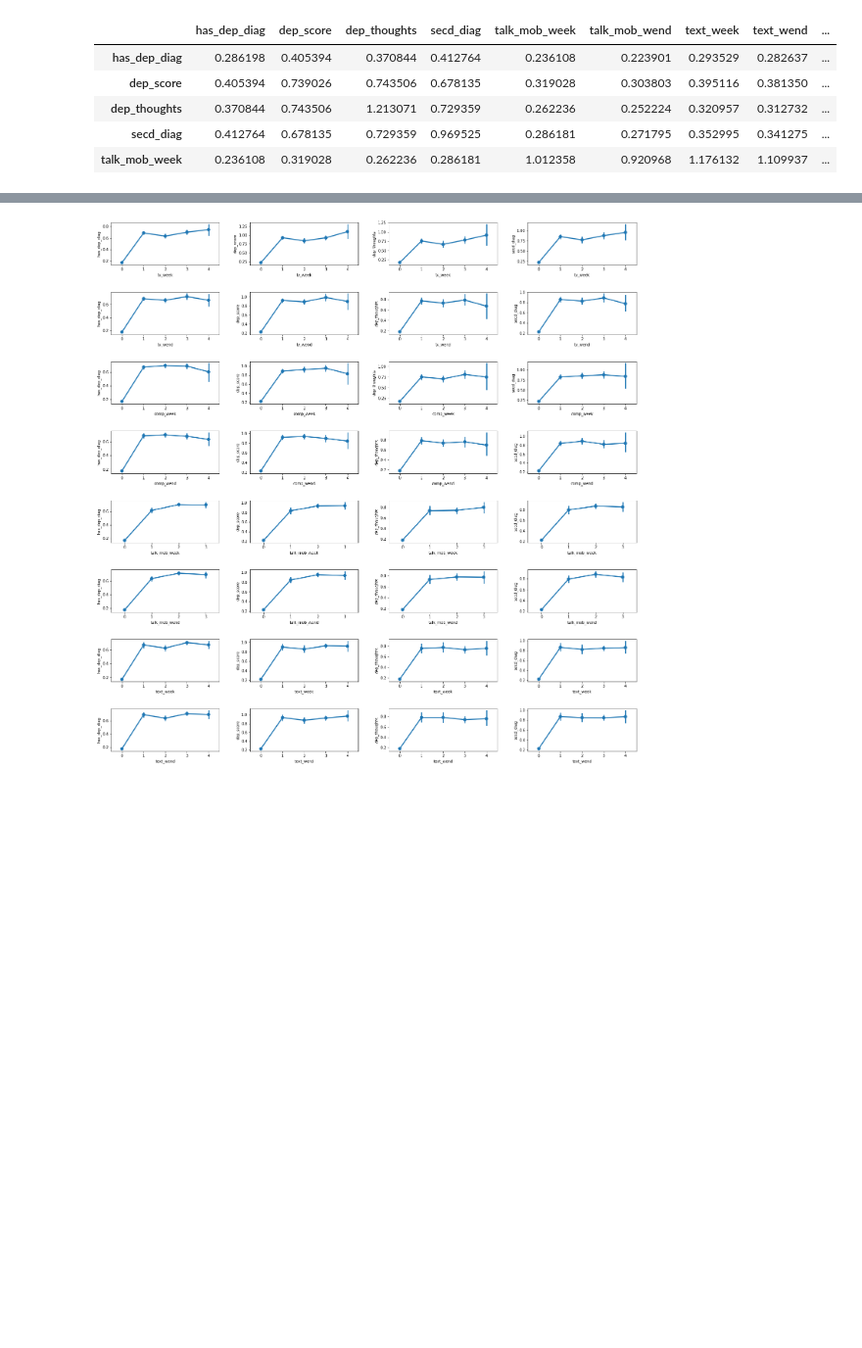
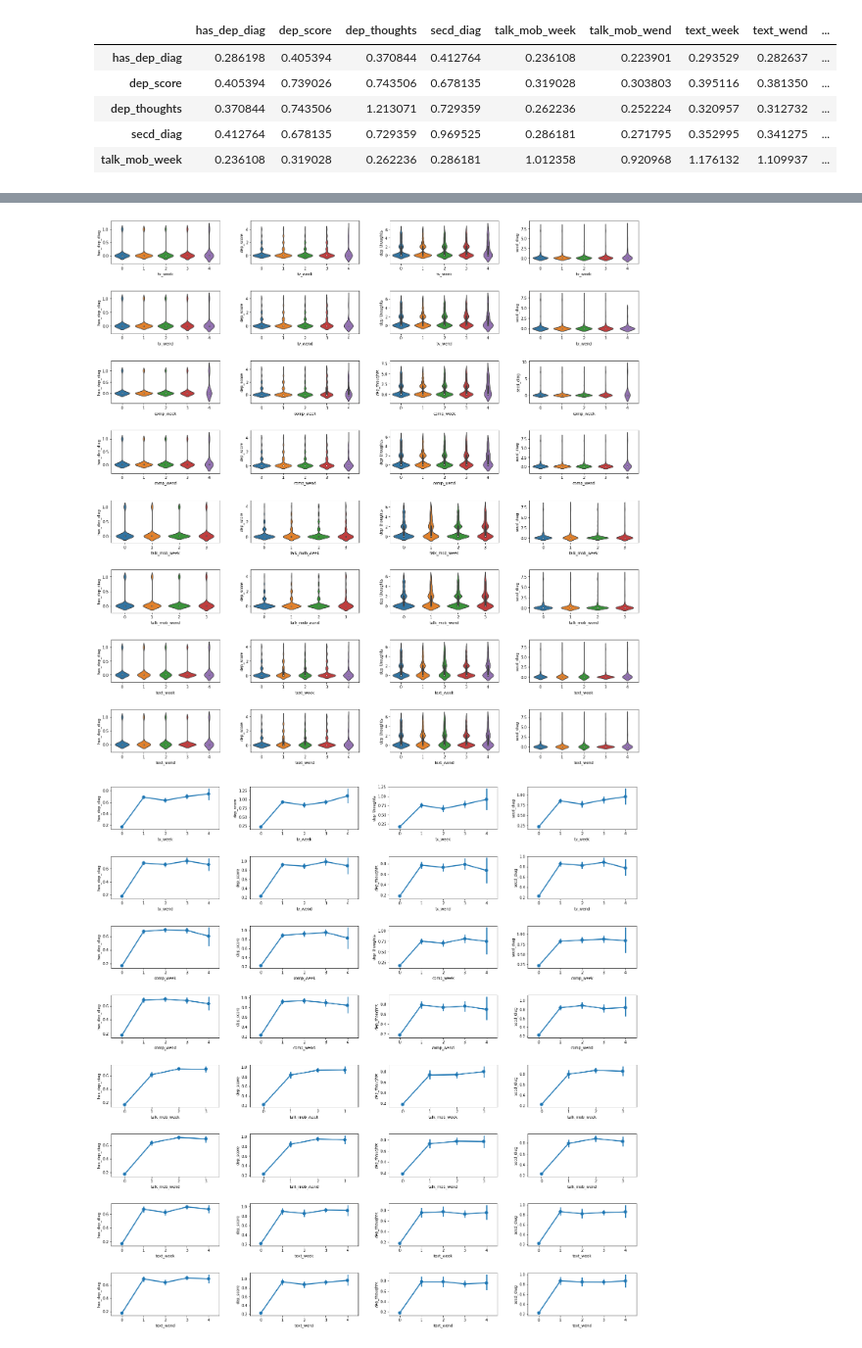
Before and after one commit to phillipSloan/applied-data-science, a Jupyter notebook: personal-notebooks/data-exploration-isabella.ipynb, the cells around one changed output, grey strips where cells are left out. Shown at 98% size. Saved outputs shown, nothing was run; the diff lists cells and outputs as text; code cells hidden in the pictures; blank space fills up the shorter version.

```diff
--- a/personal-notebooks/data-exploration-isabella.ipynb
+++ b/personal-notebooks/data-exploration-isabella.ipynb
@@ -459,3 +526,16 @@ violinplot('secd_diag', df, 3)
+# %%
+# Violin Plots for data that has a diagnosis
+plt.rcParams["figure.figsize"] = [20, 20]
+
+fig, axes = plt.subplots(nrows=8, ncols=4)
+fig.tight_layout(h_pad=5, w_pad=5)
+
+violinplot('has_dep_diag', df2, 0)
+violinplot('dep_score', df2, 1)
+violinplot('dep_thoughts', df2, 2)
+violinplot('secd_diag', df2, 3)
+# %% [output]
+[figure, added]
 # %%
 def pointplot(y_values, data, fig_col):
     sns.pointplot(x='tv_week', y=y_values, data=data, ax=axes[0, fig_col])
```
Also changed, not shown: parts of 16 cells of this notebook.
